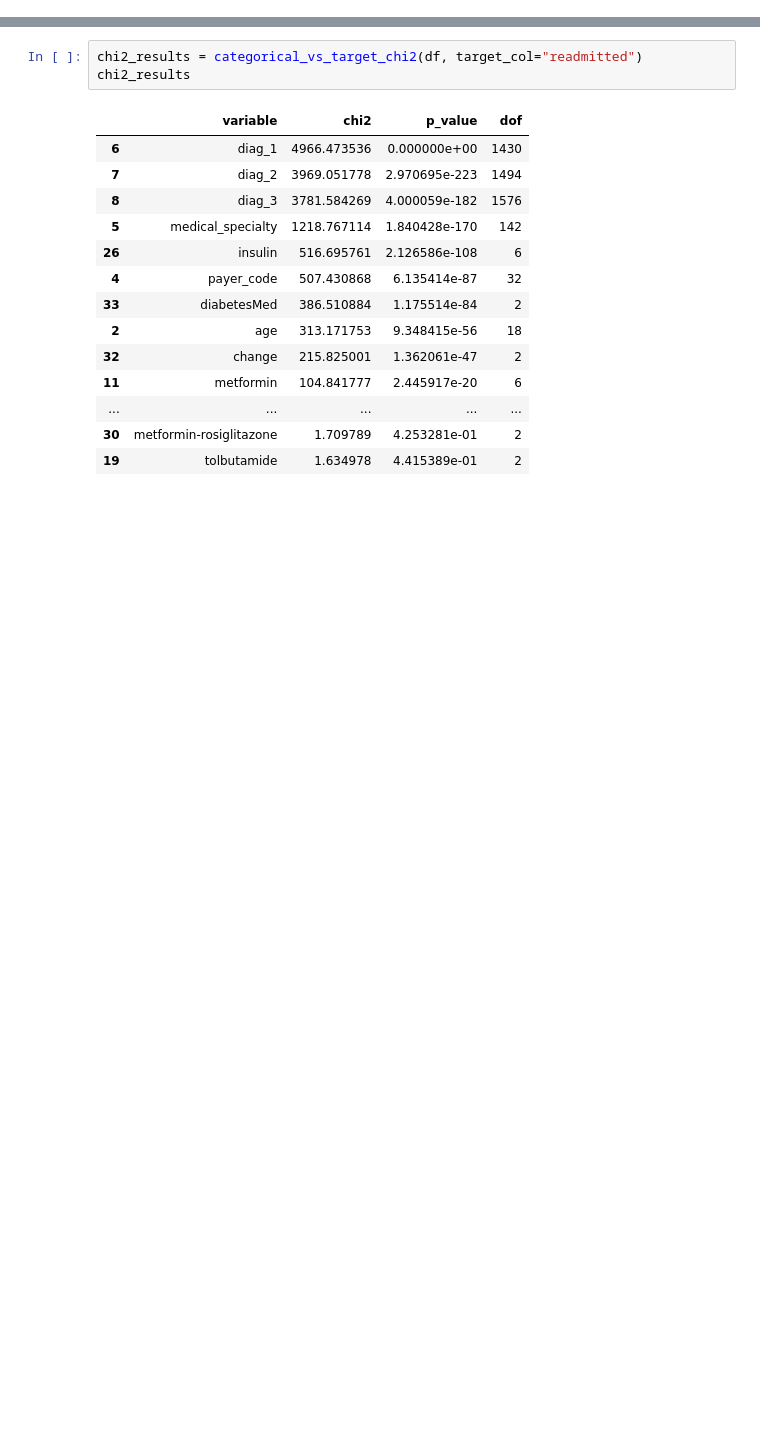
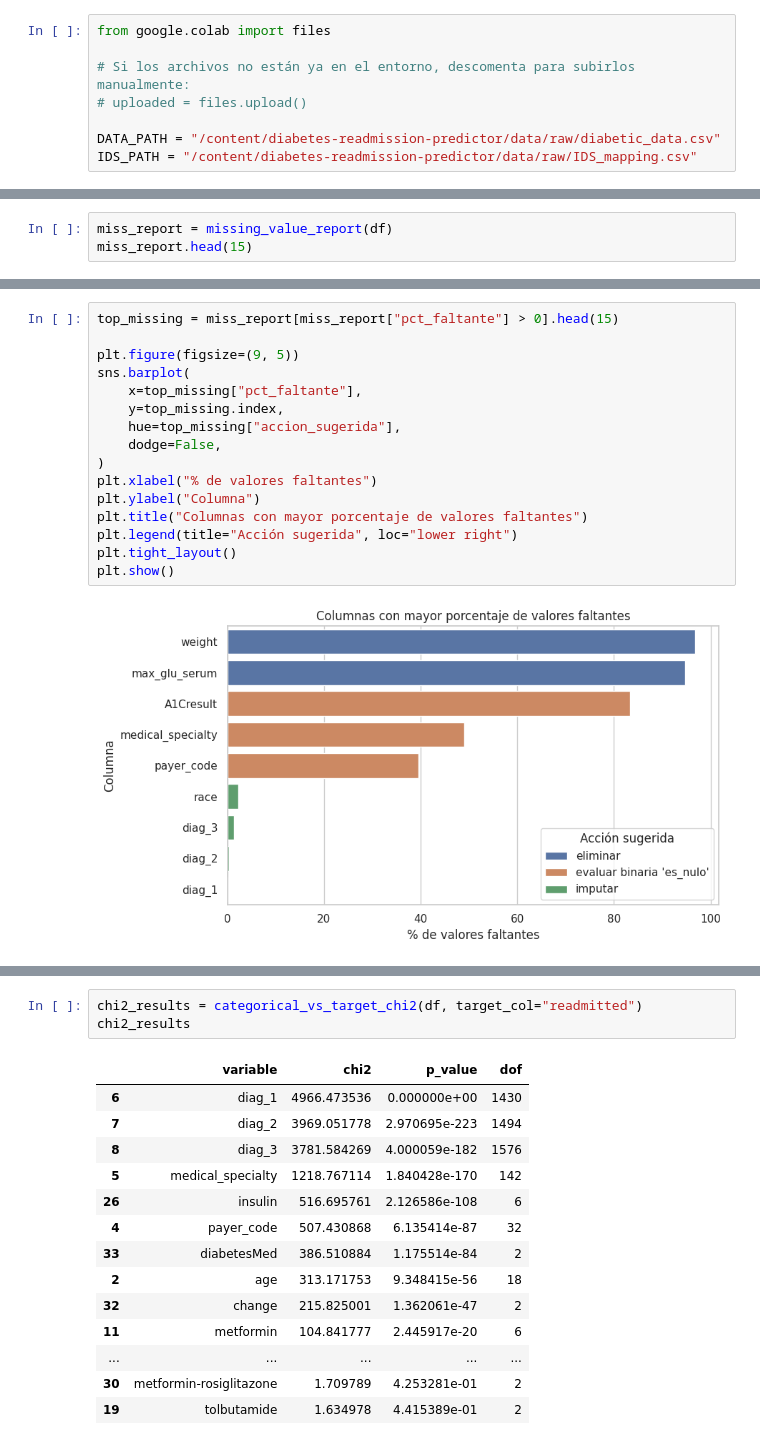
Before and after one commit to mzc07/diabetes-readmission-predictor, a Jupyter notebook: notebooks/01_eda.ipynb, the cells around one changed output, grey strips where cells are left out. Drawn from its saved outputs; the diff is of its cells as text; blank space fills up the shorter version.

```diff
--- a/notebooks/01_eda.ipynb
+++ b/notebooks/01_eda.ipynb
@@ -368,0 +70,8 @@ high_correlation_pairs(corr, threshold=0.8)
+# %%
+from google.colab import files
+
+# Si los archivos no están ya en el entorno, descomenta para subirlos manualmente:
+# uploaded = files.upload()
+
+DATA_PATH = "/content/diabetes-readmission-predictor/data/raw/diabetic_data.csv"
+IDS_PATH = "/content/diabetes-readmission-predictor/data/raw/IDS_mapping.csv"
@@ -368,0 +117,3 @@ high_correlation_pairs(corr, threshold=0.8)
+# %%
+miss_report = missing_value_report(df)
+miss_report.head(15)
@@ -368,0 +137,18 @@ high_correlation_pairs(corr, threshold=0.8)
+# %%
+top_missing = miss_report[miss_report["pct_faltante"] > 0].head(15)
+
+plt.figure(figsize=(9, 5))
+sns.barplot(
+    x=top_missing["pct_faltante"],
+    y=top_missing.index,
+    hue=top_missing["accion_sugerida"],
+    dodge=False,
+)
+plt.xlabel("% de valores faltantes")
+plt.ylabel("Columna")
+plt.title("Columnas con mayor porcentaje de valores faltantes")
+plt.legend(title="Acción sugerida", loc="lower right")
+plt.tight_layout()
+plt.show()
+# %% [output]
+[figure, added]
```
Also changed, not shown: parts of 99 cells of this notebook.
